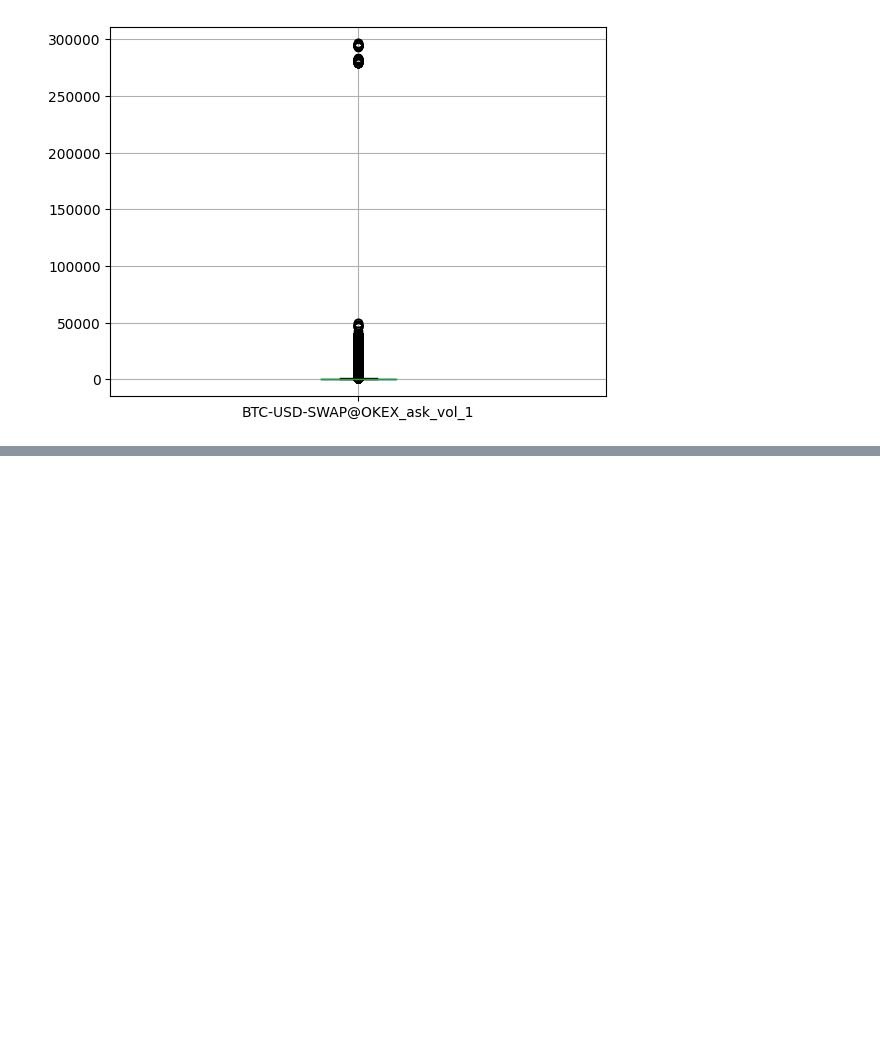
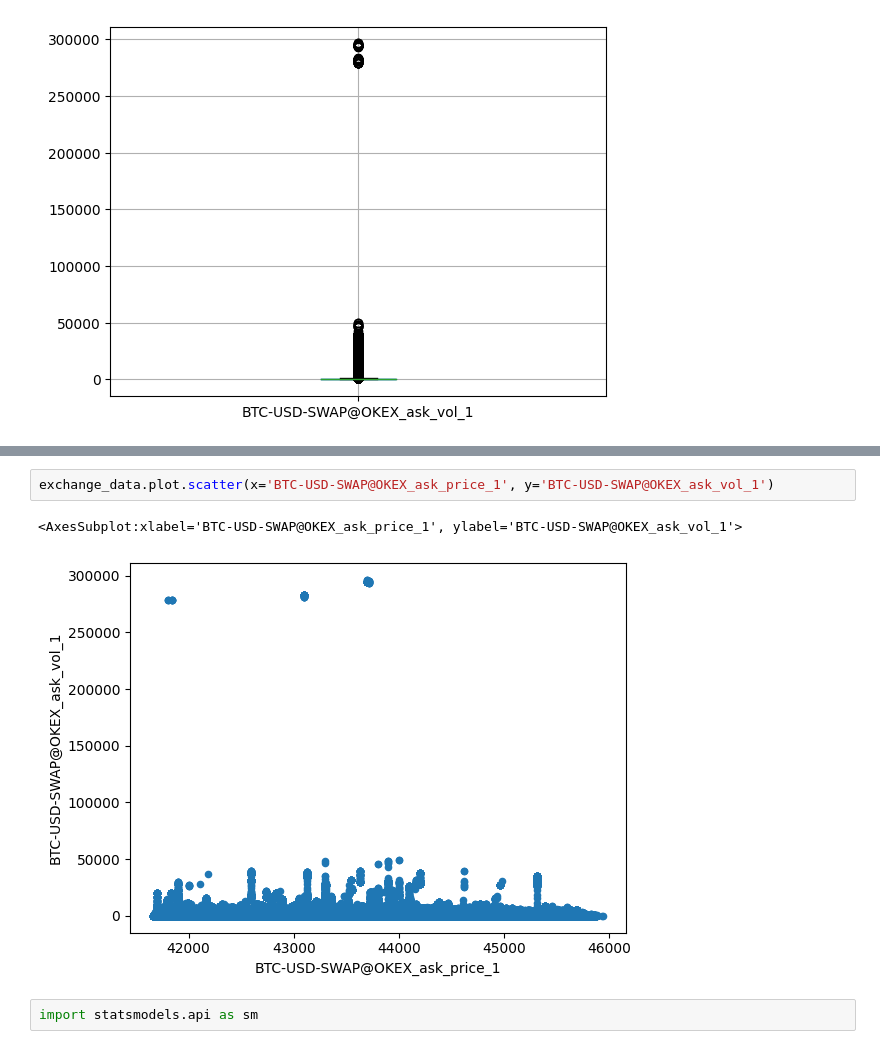
Before and after one commit to varsey/py-sql-test-case, a Jupyter notebook: main.ipynb, the cells around one changed output, grey strips where cells are left out. Drawn from its saved outputs; the diff is of its cells as text; blank space fills up the shorter version.

```diff
--- a/main.ipynb
+++ b/main.ipynb
@@ -89,0 +110,7 @@ exchange_data.boxplot(column='BTC-USD-SWAP@OKEX_ask_vol_1')
+# %%
+exchange_data.plot.scatter(x='BTC-USD-SWAP@OKEX_ask_price_1', y='BTC-USD-SWAP@OKEX_ask_vol_1')
+# %% [output]
+<AxesSubplot:xlabel='BTC-USD-SWAP@OKEX_ask_price_1', ylabel='BTC-USD-SWAP@OKEX_ask_vol_1'>
+[figure, added]
+# %%
+import statsmodels.api as sm
```
Also changed, not shown: parts of 8 cells of this notebook.
